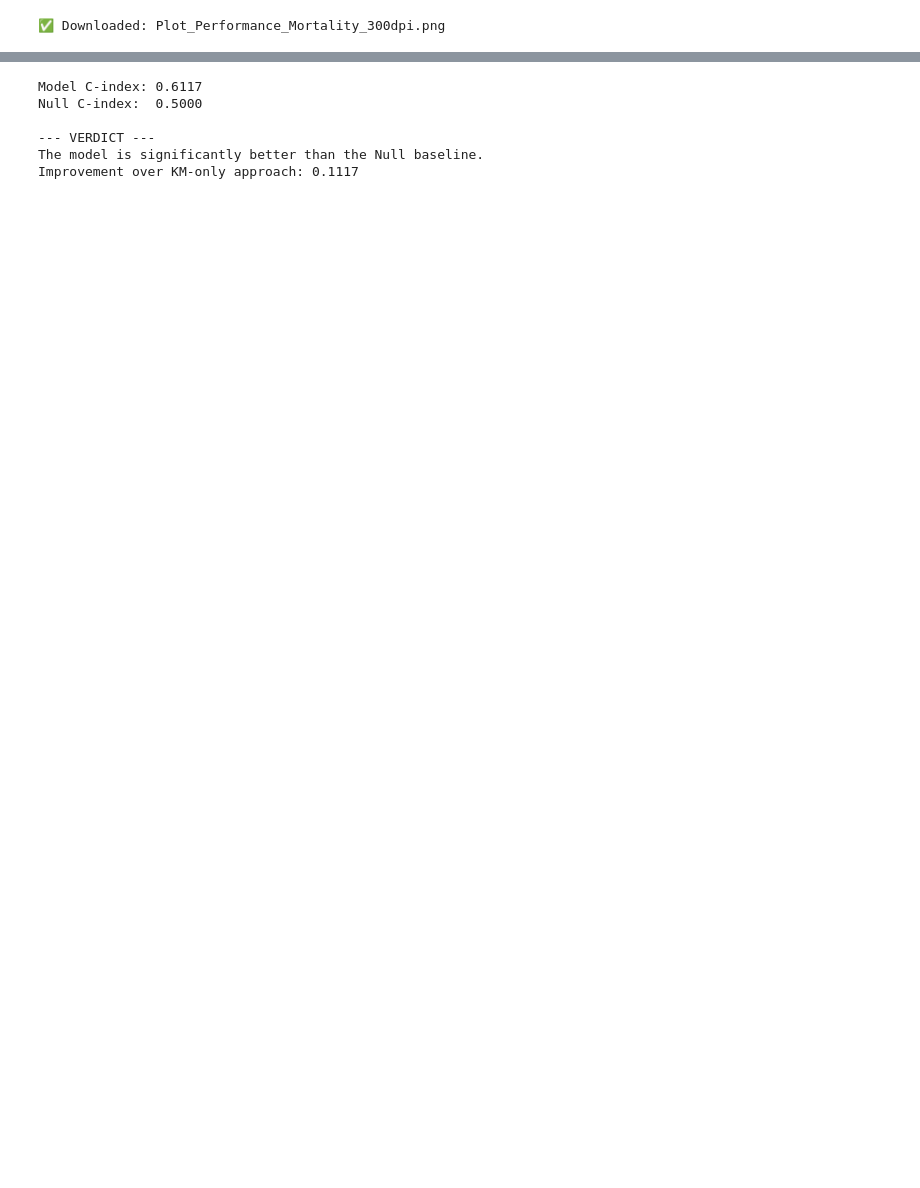
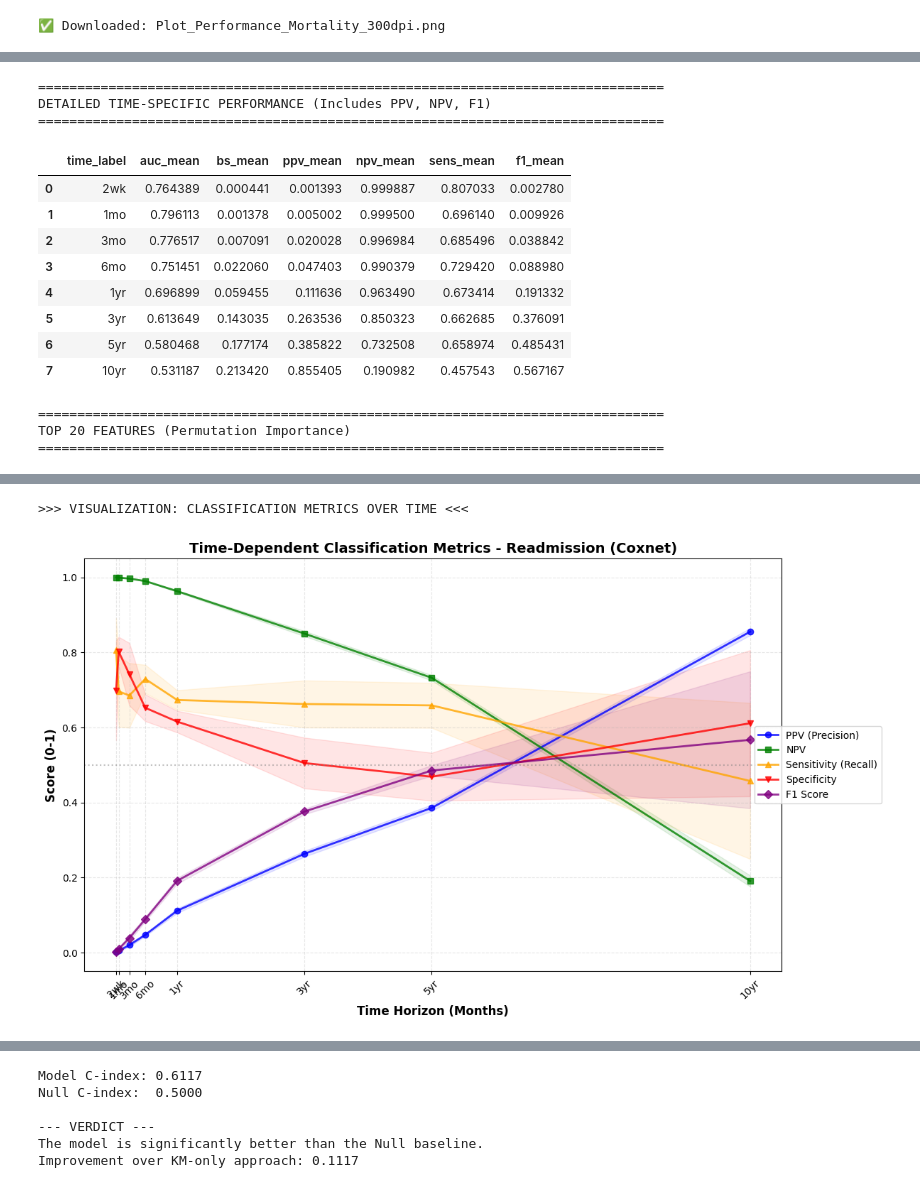
Before and after one commit to FONDECYTACC/cons2025, a Jupyter notebook: best_subset_based_on_disc_jan26.ipynb, the cells around one changed output, grey strips where cells are left out. Drawn from its saved outputs; the diff is of its cells as text; code cells hidden in the pictures; blank space fills up the shorter version.

Commit message:
Se creó con Colab 2026-01-24

```diff
--- a/best_subset_based_on_disc_jan26.ipynb
+++ b/best_subset_based_on_disc_jan26.ipynb
@@ -1668,0 +2154,62 @@ except Exception as e:
+# %%
+import time
+from google.colab import data_table
+data_table.enable_dataframe_formatter()
+
+print("\n" + "🔵"*40)
+print(">>> OUTCOME: READMISSION (Coxnet 10% Regularized) <<<")
+print("🔵"*40 + "\n")
+
+# Start timer
+start_time = time.time()
+
+# Run analysis (Using the updated function with PPV/NPV/F1)
+df_global_readm2, df_time_readm2, df_imp_readm2 = permutation_importance_timespecific_cv_mi(
+    X_list=imputations_list_jan26,
+    y_surv_list=y_surv_readm_list_corrected,
+    times_eval=times_eval_grid,
+    alpha_idx=49,   # Least regularization (Standard Cox behavior mostly)
+    n_splits=5,
+    n_repeats=20,
+    random_state=2125,
+    l1_ratio=0.1,       # More Ridge-like
+    alpha_min_ratio=0.01,
+    n_alphas=50,
+    max_iter=100000,
+    n_jobs=-1
+)
+
+# End timer
+end_time = time.time()
+elapsed = end_time - start_time
+print(f"Process completed in {elapsed/60:.2f} minutes")
+
+# --- DISPLAY RESULTS ---
+
+print("\n" + "="*80)
+print("DETAILED GLOBAL METRICS")
+print("="*80)
+display(df_global_readm2)
+
+print("\n" + "="*80)
+print("DETAILED TIME-SPECIFIC PERFORMANCE (Includes PPV, NPV, F1)")
+print("="*80)
+# Mostrar columnas clave
+cols_view = ['time_label', 'auc_mean', 'bs_mean', 'ppv_mean', 'npv_mean', 'sens_mean', 'f1_mean']
+display(df_time_readm2[cols_view])
+
+print("\n" + "="*80)
+print("TOP 20 FEATURES (Permutation Importance)")
+print("="*80)
+
+styled_table = df_imp_readm2.head(20).style \
+    .background_gradient(subset=['mean_drop_cindex'], cmap='Blues') \
+    .format({'mean_drop_cindex': "{:.5f}", 'sd_drop_cindex': "{:.5f}"}) \
+    .set_properties(**{'text-align': 'left', 'font-family': 'Arial'})
+
+display(styled_table)
+
+# --- VISUALIZATION ---
+print("\n>>> VISUALIZATION: CLASSIFICATION METRICS OVER TIME <<<")
+plot_time_dependent_classification_metrics(df_time_readm2, outcome_name="Readmission (Coxnet)")
+# %% [output]
@@ -1668,0 +2235,15 @@ except Exception as e:
+================================================================================
+DETAILED TIME-SPECIFIC PERFORMANCE (Includes PPV, NPV, F1)
+================================================================================
+|  | time_label | auc_mean | bs_mean | ppv_mean | npv_mean | sens_mean | f1_mean |
+| 0 | 2wk | 0.764389 | 0.000441 | 0.001393 | 0.999887 | 0.807033 | 0.002780 |
+| 1 | 1mo | 0.796113 | 0.001378 | 0.005002 | 0.999500 | 0.696140 | 0.009926 |
+| 2 | 3mo | 0.776517 | 0.007091 | 0.020028 | 0.996984 | 0.685496 | 0.038842 |
+| 3 | 6mo | 0.751451 | 0.022060 | 0.047403 | 0.990379 | 0.729420 | 0.088980 |
+| 4 | 1yr | 0.696899 | 0.059455 | 0.111636 | 0.963490 | 0.673414 | 0.191332 |
+| 5 | 3yr | 0.613649 | 0.143035 | 0.263536 | 0.850323 | 0.662685 | 0.376091 |
+| 6 | 5yr | 0.580468 | 0.177174 | 0.385822 | 0.732508 | 0.658974 | 0.485431 |
+| 7 | 10yr | 0.531187 | 0.213420 | 0.855405 | 0.190982 | 0.457543 | 0.567167 |
+================================================================================
+TOP 20 FEATURES (Permutation Importance)
+================================================================================
@@ -1668,0 +2267,2 @@ except Exception as e:
+>>> VISUALIZATION: CLASSIFICATION METRICS OVER TIME <<<
+[figure, added]
```
Also changed, not shown: parts of 11 cells of this notebook.
